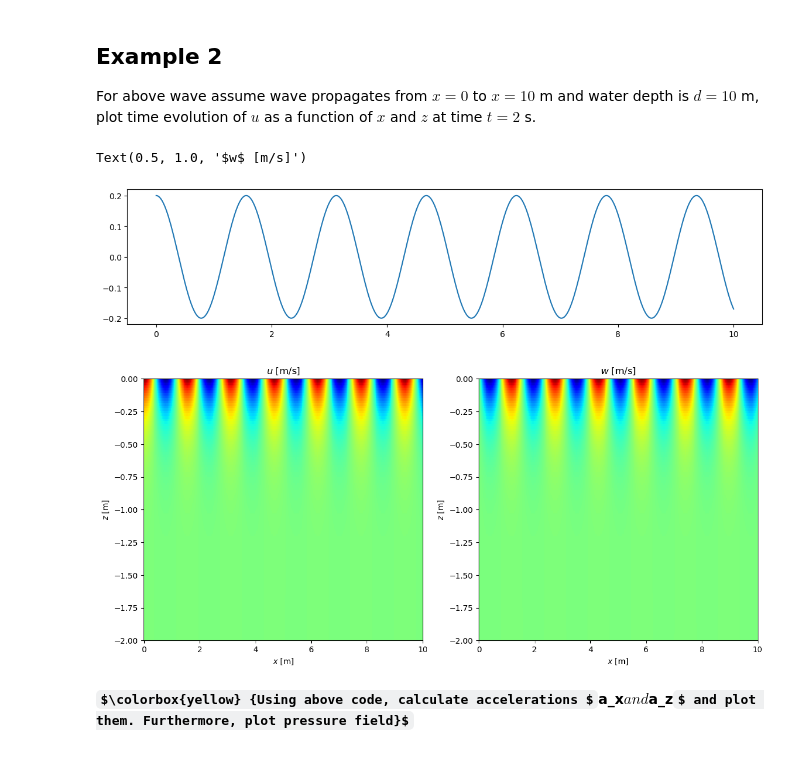
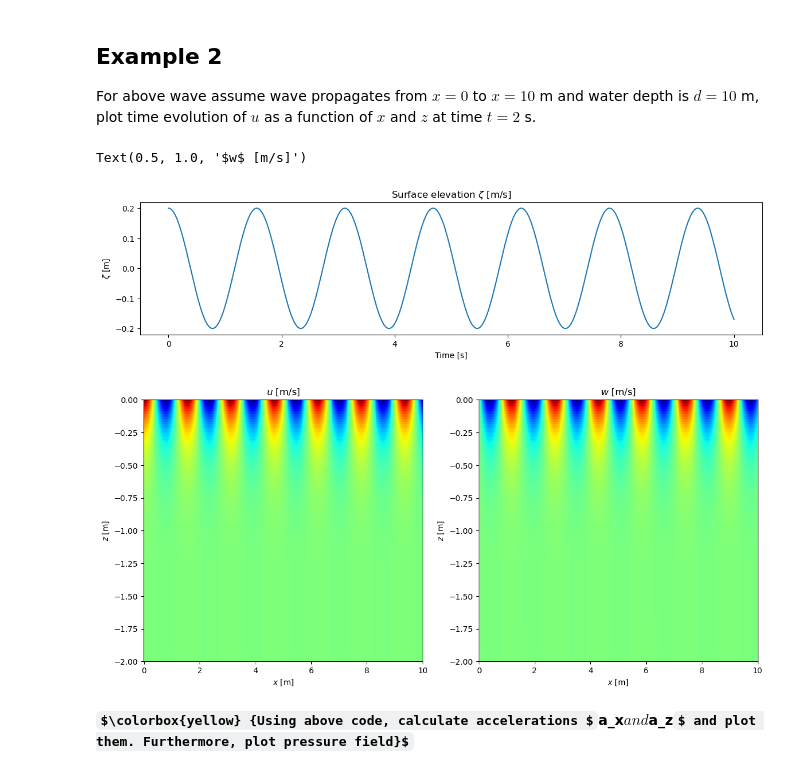
Before and after one commit to MostafaBakhoda/OceanWaves, a Jupyter notebook: Linear_Wave_Theory_Basics.ipynb, the cells around one changed output. Saved outputs shown, nothing was run; the diff lists cells and outputs as text; code cells hidden in the pictures; some formulas as TeX source.

```diff
--- a/Linear_Wave_Theory_Basics.ipynb
+++ b/Linear_Wave_Theory_Basics.ipynb
@@ -138,37 +138,37 @@ k=omega**2/g
 
 x=np.linspace(0,xe,nx)
 z=np.linspace(-d,0,nz)
 
 zeta=zetaA*np.cos(omega*time-k*x)
 u=np.zeros((nx,nz))
 w=np.zeros((nx,nz))
 for iz in range(nz):
     for ix in range(nx):
         u[ix,iz]=zetaA*omega*np.cosh(k*(z[iz]+d))/np.cosh(k*d)*np.cos(omega*time-k*x[ix])
         w[ix,iz]=zetaA*omega*np.cosh(k*(z[iz]+d))/np.cosh(k*d)*np.sin(omega*time-k*x[ix])
 
 plt.figure(figsize=(14,3))
 plt.plot(x,zeta)
-plt.xlabel(r"Time [m]")
-plt.ylabel(r"$z$ [m]")
-plt.title(r"$u$ [m/s]")
+plt.xlabel("Time [s]")
+plt.ylabel(r"$\zeta$ [m]")
+plt.title(r"Surface elevation $\zeta$ [m/s]")
 
 plt.figure(figsize=(14,6))
 plt.subplot(1,2,1)
 plt.pcolormesh(x,z,u.T,cmap="jet");
 plt.ylim(-2,0)
 plt.xlabel(r"$x$ [m]")
 plt.ylabel(r"$z$ [m]")
 plt.title(r"$u$ [m/s]")
 plt.subplot(1,2,2)
 plt.pcolormesh(x,z,w.T,cmap="jet");
 plt.ylim(-2,0)
 plt.xlabel(r"$x$ [m]")
 plt.ylabel(r"$z$ [m]")
 plt.title(r"$w$ [m/s]")
 # %% [output]
 Text(0.5, 1.0, '$w$ [m/s]')
-[figure, old version]
+[figure, new version]
 [figure]
 # %% [markdown]
 **$\colorbox{yellow} {Using above code, calculate accelerations $a_x$ and $a_z$ and plot them. Furthermore, plot pressure field}$**
```
